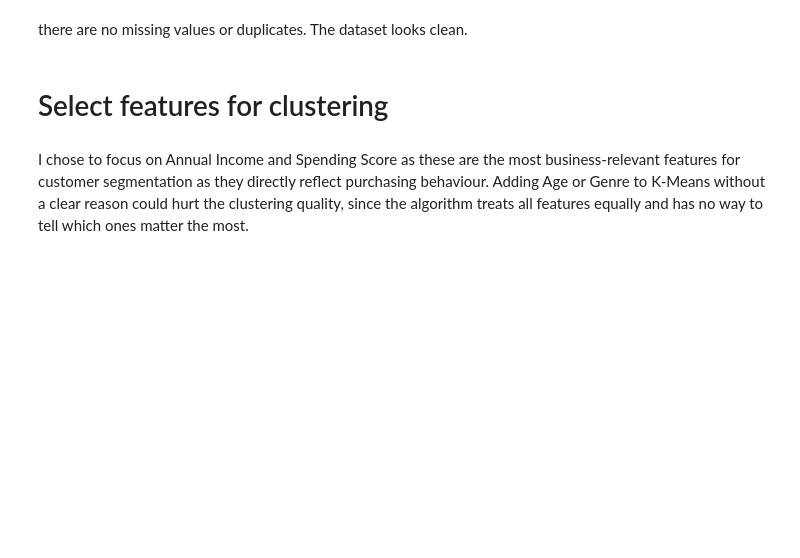
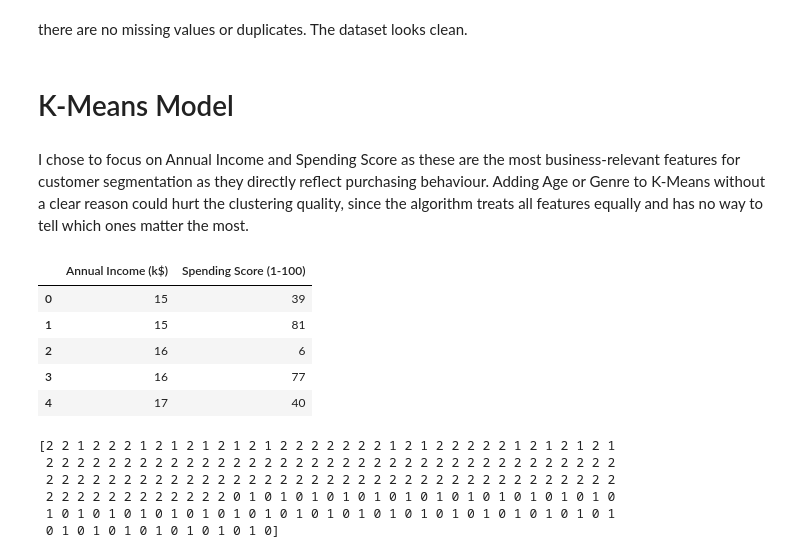
Before and after one commit to sba25046/ml-test, a Jupyter notebook: Mall_Customers_K_Means.ipynb, the cells around one changed output. Cells and saved outputs as stored; diff of their text form; code cells hidden in the pictures; blank space fills up the shorter version.

```diff
--- a/Mall_Customers_K_Means.ipynb
+++ b/Mall_Customers_K_Means.ipynb
@@ -77,7 +77,20 @@ df.isnull().sum()
 dtype: int64
 # %% [markdown]
 there are no missing values or duplicates. The dataset looks clean.
-# %% [markdown]
-# Select features for clustering
+# %% [markdown]
+# K-Means Model
 # %% [markdown]
 I chose to focus on Annual Income and Spending Score as these are the most business-relevant features for customer segmentation as they directly reflect purchasing behaviour. Adding Age or Genre to K-Means without a clear reason could hurt the clustering quality, since the algorithm treats all features equally and has no way to tell which ones matter the most.
+# %%
+
+#select the features for clustering
+
+X = df[["Annual Income (k$)", "Spending Score (1-100)"]]
+X.head()
+# %% [output]
+|  | Annual Income (k$) | Spending Score (1-100) |
+| 0 | 15 | 39 |
+| 1 | 15 | 81 |
+| 2 | 16 | 6 |
+| 3 | 16 | 77 |
+| 4 | 17 | 40 |
@@ -83,0 +101,12 @@ I chose to focus on Annual Income and Spending Score as these are the most busin
+# %%
+# Start with 3 clusters as a first guess
+kMeans = KMeans(n_clusters=3)
+y = kMeans.fit_predict(X_scaled)
+print(y)
+# %% [output]
+[2 2 1 2 2 2 1 2 1 2 1 2 1 2 1 2 2 2 2 2 2 2 1 2 1 2 2 2 2 2 1 2 1 2 1 2 1
+ 2 2 2 2 2 2 2 2 2 2 2 2 2 2 2 2 2 2 2 2 2 2 2 2 2 2 2 2 2 2 2 2 2 2 2 2 2
+ 2 2 2 2 2 2 2 2 2 2 2 2 2 2 2 2 2 2 2 2 2 2 2 2 2 2 2 2 2 2 2 2 2 2 2 2 2
+ 2 2 2 2 2 2 2 2 2 2 2 2 0 1 0 1 0 1 0 1 0 1 0 1 0 1 0 1 0 1 0 1 0 1 0 1 0
+ 1 0 1 0 1 0 1 0 1 0 1 0 1 0 1 0 1 0 1 0 1 0 1 0 1 0 1 0 1 0 1 0 1 0 1 0 1
+ 0 1 0 1 0 1 0 1 0 1 0 1 0 1 0]
```
Also changed, not shown: parts of 3 cells of this notebook.
